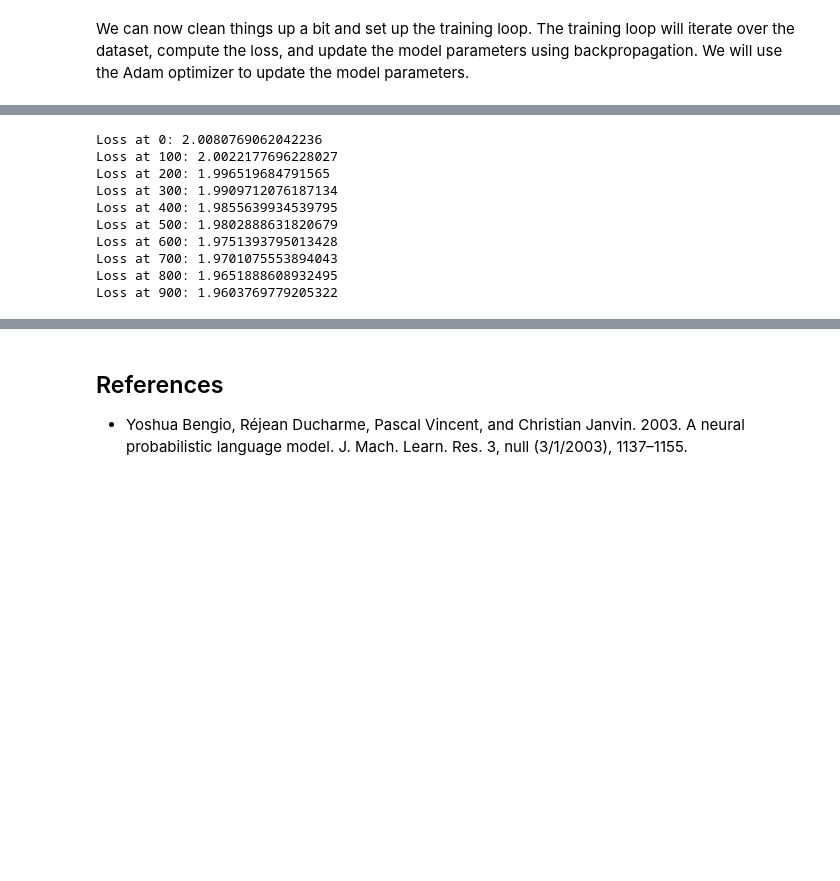
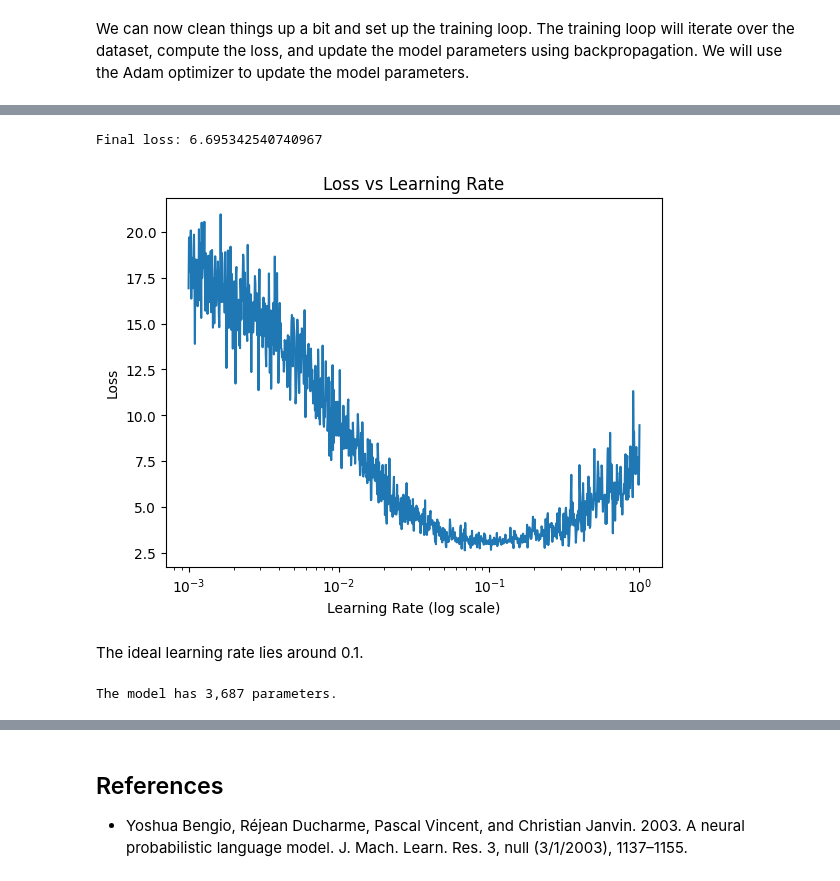
Before and after one commit to tdody/gpt_bot, a Jupyter notebook: notebooks/part_2.ipynb, the cells around one changed output, grey strips where cells are left out. Drawn from its saved outputs; the diff is of its cells as text; code cells hidden in the pictures; blank space fills up the shorter version.

```diff
--- a/notebooks/part_2.ipynb
+++ b/notebooks/part_2.ipynb
@@ -114,7 +114,7 @@ For the first character, the context is empty, so we use a special token `.` to
 CONTEXT_SIZE = 3
 X, Y = [], []
 
-for i, bird in enumerate(birds[0:100]):
+for i, bird in enumerate(birds):
     if i<3:
         print(bird)
     context = [0] * CONTEXT_SIZE
@@ -206,7 +206,7 @@ Shape of the flattened context: torch.Size([1915, 6])
 # %% [markdown]
 With the right input shape, we can now build the MLP model. The model consists of an embedding layer, a hidden layer with a $tanh$ activation function, and an output layer with a softmax activation function. The output layer generates the probability distribution of the next character in the sequence.
 # %%
-LAYER_SIZE = 128
+LAYER_SIZE = 100
 W1 = torch.randn((EMBEDDING_DIM * CONTEXT_SIZE, LAYER_SIZE), dtype=torch.float32) # shape (30, 128)
 b1 = torch.randn((LAYER_SIZE,), dtype=torch.float32) # shape (128,)
 # %%
@@ -252,11 +275,21 @@ for p in params:
+# %%
+# training parameters
+BATCH_SIZE = 32
+lr_e = torch.linspace(-3, 0, 1000)  # Learning rates to test
+lrs = 10 ** lr_e  # Convert to actual learning rates
 # %%
+lri = []
+lossi = []
+
 for i in range(1000):
+
+    # minibatch index
+    ix = torch.randint(0, X.shape[0], (BATCH_SIZE,))  # Randomly sample BATCH_SIZE indices, shape (BATCH_SIZE,)
+
     # Forward pass
-    h = torch.tanh(C[X].view((-1, EMBEDDING_DIM * CONTEXT_SIZE)) @ W1 + b1)  # shape (n_examples, LAYER_SIZE)
-    y = h @ W2 + b2  # shape (n_examples, n_token)
-    loss = F.cross_entropy(y, Y)  # compute the cross-entropy loss
-    if i % 100 == 0:
-        print(f"Loss at {i}: {loss.item()}")  # Print the loss value for monitoring
+    h = torch.tanh(C[X[ix]].view((-1, EMBEDDING_DIM * CONTEXT_SIZE)) @ W1 + b1)  # shape (BATCH_SIZE, LAYER_SIZE)
+    logits = h @ W2 + b2  # shape (BATCH_SIZE, n_token)
+    loss = F.cross_entropy(logits, Y[ix])  # compute the cross-entropy loss
 
     # Backward pass
     for p in params:
@@ -264,16 +297,41 @@ for i in range(1000):
     loss.backward()  # Compute gradients
 
     # Update parameters using gradient descent
+    lr = lrs[i]
     for p in params:
-        p.data -= 0.01 * p.grad  # Update parameters with a learning rate of 0.01
+        p.data -= lr * p.grad  # Update parameters with a learning rate of 0.01
+
+    # log the learning rate and loss
+    lri.append(lr.item())
+    lossi.append(loss.item())
+
+# evaluate the final loss
+with torch.no_grad():
+    h = torch.tanh(C[X].view((-1, EMBEDDING_DIM * CONTEXT_SIZE)) @ W1 + b1)  # shape (n_examples, LAYER_SIZE)
+    logits = h @ W2 + b2  # shape (n_examples, n_token)
+    loss = F.cross_entropy(logits, Y)  # compute the cross-entropy loss
+    print(f"Final loss: {loss.item()}")  # Print the final loss value
 # %% [output]
-Loss at 0: 2.0080769062042236
-Loss at 100: 2.0022177696228027
-Loss at 200: 1.996519684791565
-Loss at 300: 1.9909712076187134
-Loss at 400: 1.9855639934539795
-Loss at 500: 1.9802888631820679
-Loss at 600: 1.9751393795013428
-Loss at 700: 1.9701075553894043
-Loss at 800: 1.9651888608932495
-Loss at 900: 1.9603769779205322
+Final loss: 6.695342540740967
+# %%
+plt.plot(lri, lossi)
+plt.xlabel("Learning Rate (log scale)")
+plt.ylabel("Loss")
+plt.title("Loss vs Learning Rate")
+plt.xscale("log")
+plt.show()
+# %% [output]
+[figure, added]
+# %% [markdown]
+The ideal learning rate lies around 0.1.
+# %%
+# mode reset
+params = create_model(
+    embedding_dim=EMBEDDING_DIM,
+    context_size=CONTEXT_SIZE,
+    layer_size=LAYER_SIZE,
+    n_token=n_token
+)
+C, W1, b1, W2, b2 = params
+# %% [output]
+The model has 3,687 parameters.
```
Also changed, not shown: parts of 32 cells of this notebook, 1 other file.
